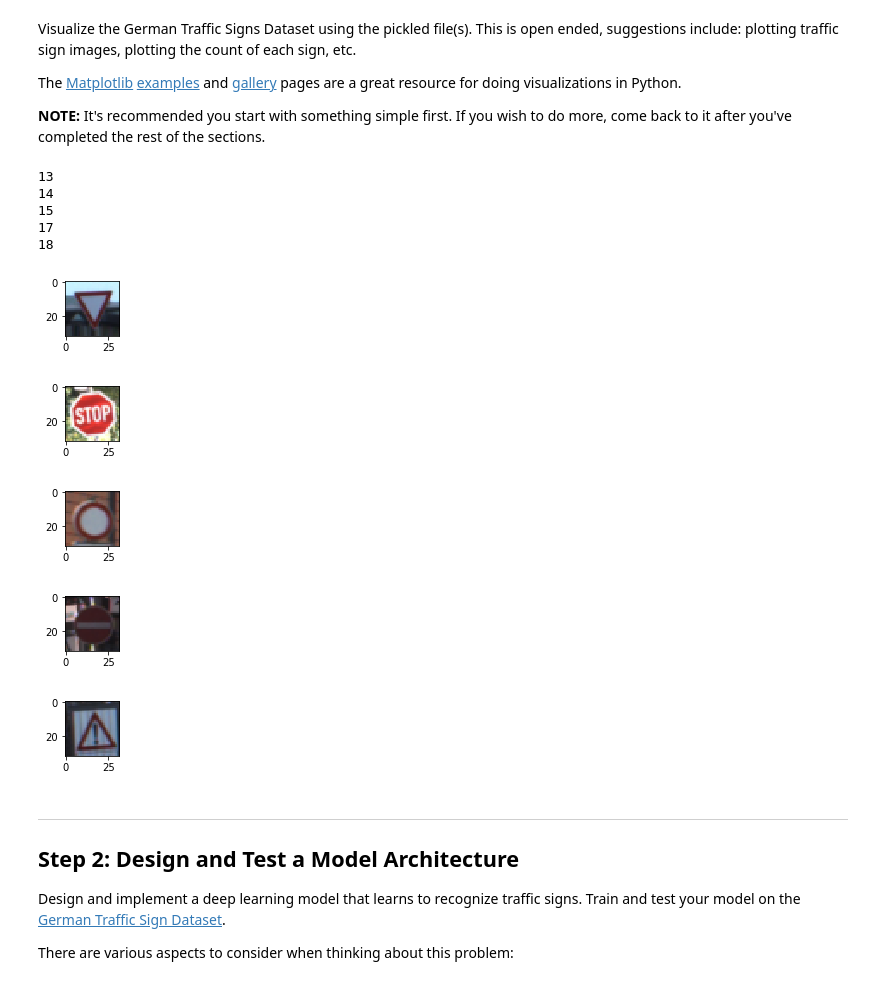
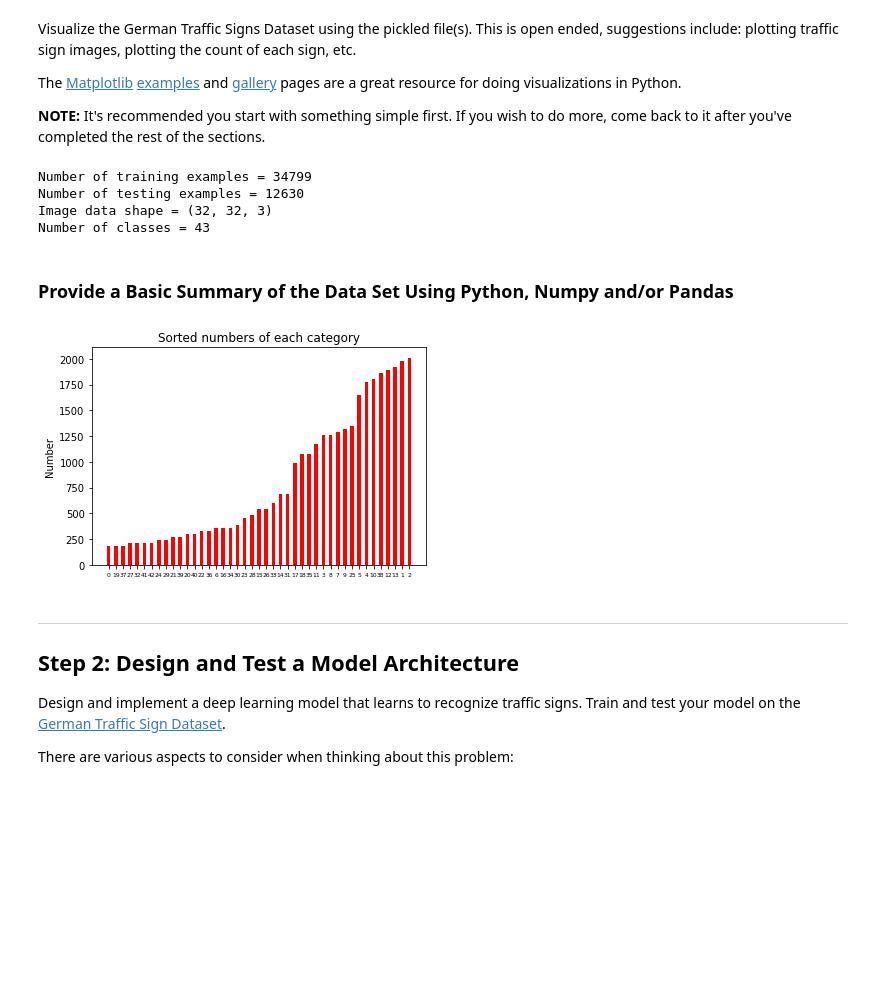
Before and after one commit to Xidai/CarND-Traffic-Sign-Classifier-Project, a Jupyter notebook: Traffic_Sign_Classifier.ipynb, the cells around one changed output. Saved outputs shown, nothing was run; the diff lists cells and outputs as text; code cells hidden in the pictures; blank space fills up the shorter version.

Commit message:
add charts

```diff
--- a/Traffic_Sign_Classifier.ipynb
+++ b/Traffic_Sign_Classifier.ipynb
@@ -87,47 +60,63 @@ Visualize the German Traffic Signs Dataset using the pickled file(s). This is op
 The [Matplotlib](http://matplotlib.org/) [examples](http://matplotlib.org/examples/index.html) and [gallery](http://matplotlib.org/gallery.html) pages are a great resource for doing visualizations in Python.
 
 **NOTE:** It's recommended you start with something simple first. If you wish to do more, come back to it after you've completed the rest of the sections.
+# %%
+### Replace each question mark with the appropriate value.
+### Use python, pandas or numpy methods rather than hard coding the results
+
+# TODO: Number of training examples
+n_train = X_train.shape[0]
+
+# TODO: Number of testing examples.
+n_test = X_test.shape[0]
+
+# TODO: What's the shape of an traffic sign image?
+image_shape = X_train[0].shape
+
+# TODO: How many unique classes/labels there are in the dataset.
+n_classes = len(set(y_train))
+
+print("Number of training examples =", n_train)
+print("Number of testing examples =", n_test)
+print("Image data shape =", image_shape)
+print("Number of classes =", n_classes)
+# %% [output]
+Number of training examples = 34799
+Number of testing examples = 12630
+Image data shape = (32, 32, 3)
+Number of classes = 43
+# %% [markdown]
+### Provide a Basic Summary of the Data Set Using Python, Numpy and/or Pandas
 # %%
 ### Data exploration visualization code goes here.
 ### Feel free to use as many code cells as needed.
 import matplotlib.pyplot as plt
 import random
 import numpy as np
 # Visualizations will be shown in the notebook.
 %matplotlib inline
 
-# for i in range(5):
-#     index = random.randint(0, len(X_train))
-#     image = X_train[index].squeeze()
+count = [0] * n_classes
+for i in range(len(y_train)):
+    count[y_train[i]] += 1
 
-#     plt.figure(figsize=(1,1))
-#     plt.imshow(image, cmap="gray")
-#     print(y_train[index])
+ind = np.arange(n_classes)  # the x locations for the groups
+width = 0.5       # the width of the bars
 
-# count = [0] * n_classes
-# for i in range(len(y_train)):
-#     count[y_train[i]] += 1
-# for i in range(len(count)):
-#     print(i, count[i])
+sorted_count_index = sorted(range(len(count)), key=lambda i: count[i])
+sorted_count_value = list(map(lambda i: count[i], sorted_count_index))
+fig, ax = plt.subplots()
+rects2 = ax.bar(ind, sorted_count_value, width, color='r')
 
-result = [13, 14, 15, 17, 18]
-for entry in result:
-    index = np.where(y_train==[entry])[0][200]
-    print(entry)
-    image = X_train[index].squeeze()
-    plt.figure(figsize=(1,1))
-    plt.imshow(image, cmap="gray")
+# # add some text for labels, title and axes ticks
+ax.set_ylabel('Number')
+ax.set_title('Sorted numbers of each category')
+ax.set_xticks(ind)
+ax.set_xticklabels(sorted_count_index, fontsize=6)
+
+plt.show()
 # %% [output]
-13
-14
-15
-17
-18
-[figure, old version]
+[figure, new version]
-[figure, removed]
-[figure, removed]
-[figure, removed]
-[figure, removed]
 # %% [markdown]
 ----
 
```
Also changed, not shown: parts of 10 cells of this notebook, 3 other files.
